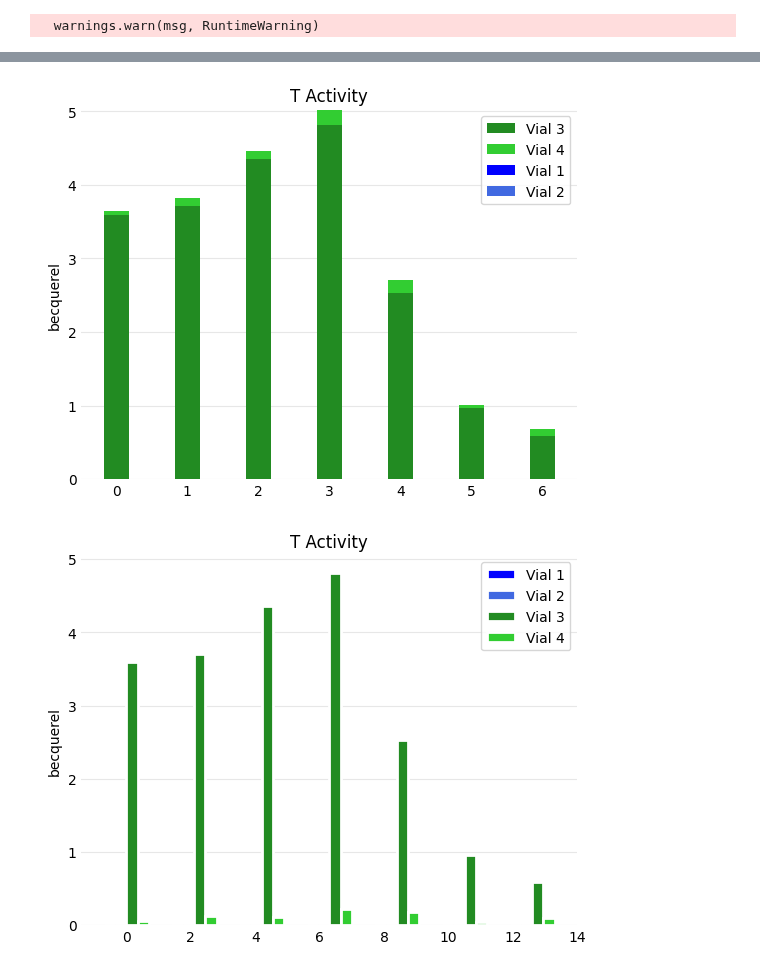
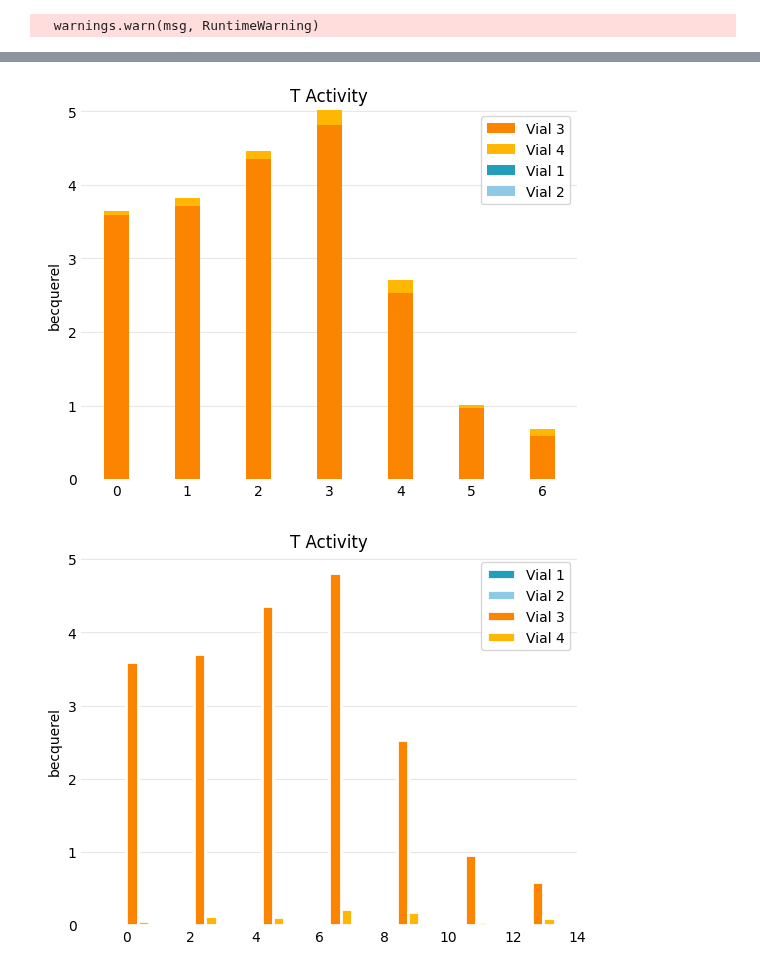
Before and after one commit to LIBRA-project/BABY-100-mL-runs, a Jupyter notebook: baby_run_5.ipynb, the cells around one changed output, grey strips where cells are left out. Drawn from its saved outputs; the diff is of its cells as text; code cells hidden in the pictures.

```diff
--- a/baby_run_5.ipynb
+++ b/baby_run_5.ipynb
@@ -461,14 +416,15 @@ def plot_bars(index=None, bar_width=0.35, stacked=True):
 
     if stacked:
         vial_3_bar = plt.bar(
-            index, vial_3_vals, bar_width, label="Vial 3", color="forestgreen"
+            index, vial_3_vals, bar_width, label="Vial 3", color="#FB8500",
+
         )
-        vial_5_bar = plt.bar(
+        vial_4_bar = plt.bar(
             index,
             vial_5_vals,
             bar_width,
             label="Vial 4",
-            color="limegreen",
+            color="#FFB703",
             bottom=vial_3_vals,
         )
         vial_1_bar = plt.bar(
@@ -476,7 +432,7 @@ def plot_bars(index=None, bar_width=0.35, stacked=True):
             vial_1_vals,
             bar_width,
             label="Vial 1",
-            color="blue",
+            color="#219EBC",
             bottom=vial_3_vals + vial_5_vals,
         )
         vial_2_bar = plt.bar(
@@ -484,7 +440,7 @@ def plot_bars(index=None, bar_width=0.35, stacked=True):
             vial_2_vals,
             bar_width,
             label="Vial 2",
-            color="royalblue",
+            color="#8ECAE6",
             bottom=vial_3_vals + vial_5_vals + vial_1_vals,
         )
     else:
@@ -495,7 +451,7 @@ def plot_bars(index=None, bar_width=0.35, stacked=True):
             linewidth=2,
             edgecolor="white",
             label="Vial 1",
-            color="blue",
+            color="#219EBC",
         )
         vial_2_bar = plt.bar(
             index - 0.5 * bar_width,
@@ -504,7 +460,7 @@ def plot_bars(index=None, bar_width=0.35, stacked=True):
             linewidth=2,
             edgecolor="white",
             label="Vial 2",
-            color="royalblue",
+            color="#8ECAE6",
         )
         vial_3_bar = plt.bar(
             index + 0.5 * bar_width,
@@ -513,38 +469,38 @@ def plot_bars(index=None, bar_width=0.35, stacked=True):
             linewidth=2,
             edgecolor="white",
             label="Vial 3",
-            color="forestgreen",
+            color="#FB8500",
         )
-        vial_5_bar = plt.bar(
+        vial_4_bar = plt.bar(
             index + 1.5 * bar_width,
             vial_5_vals,
             bar_width,
             linewidth=2,
             edgecolor="white",
             label="Vial 4",
-            color="limegreen",
+            color="#FFB703",
         )
 
     return index
 
 
 for stacked in [True, False]:
     index = plot_bars(stacked=stacked)
     # plt.xticks(index, ["Day 1", "Day 2", "Day 4"])
     plt.title("T Activity")
     plt.legend()
     plt.gca().spines[["right", "bottom", "top", "left"]].set_visible(False)
     plt.grid(True, axis="y", alpha=0.3)
     plt.gca().tick_params(axis="both", which="both", length=0)
     if stacked:
         plt.savefig("baby_run_5/LSC results_stacked.svg")
     else:
         plt.savefig("baby_run_5/LSC results.svg")
     plt.gca().set_axisbelow(True)
     plt.show()
 # %% [output]
-[figure, old version]
+[figure, new version]
-[figure, old version]
+[figure, new version]
 # %%
 plt.figure()
 plot_model(
```
Also changed, not shown: parts of 11 cells of this notebook, 4 other files.
